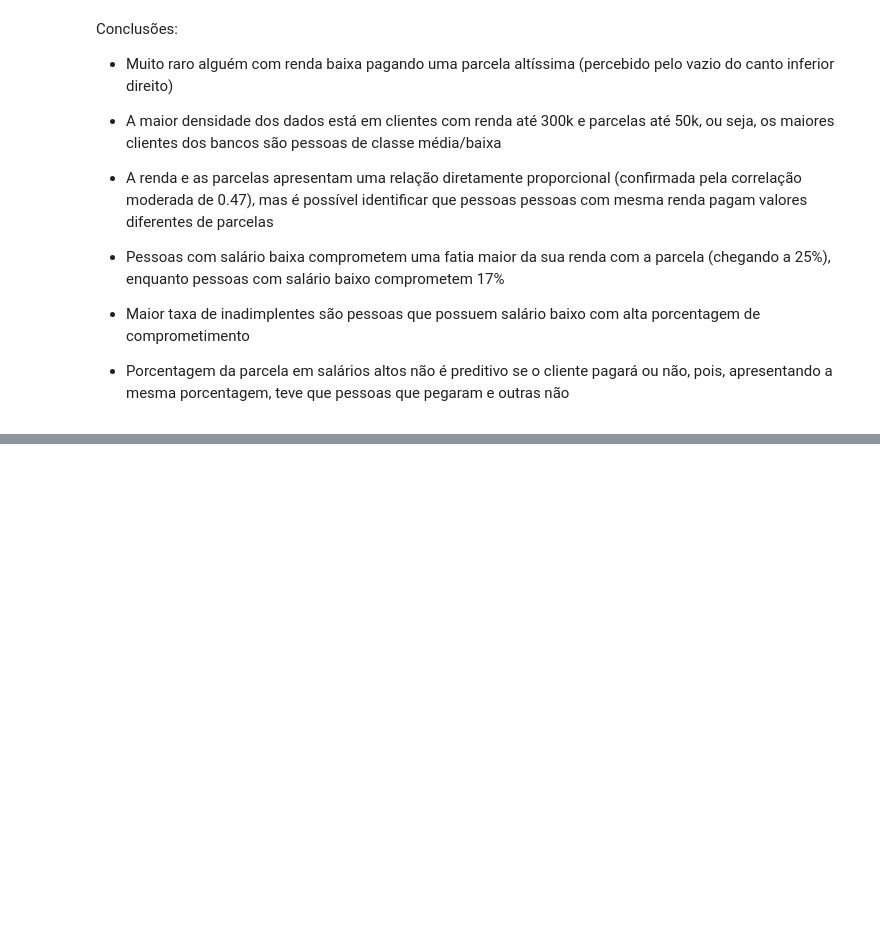
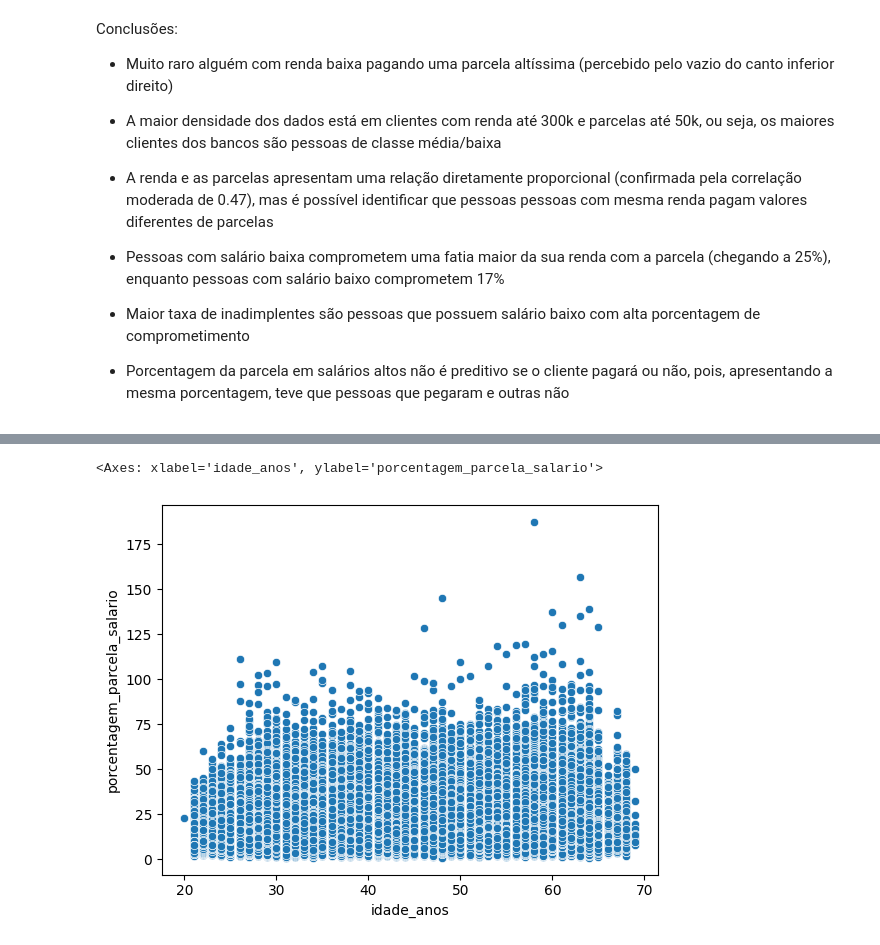
Before and after one commit to Pablo-Sant/project_credit_risk, a Jupyter notebook: notebooks/01-eda_application.ipynb, the cells around one changed output, grey strips where cells are left out. Drawn from its saved outputs; the diff is of its cells as text; code cells hidden in the pictures; blank space fills up the shorter version.

```diff
--- a/notebooks/01-eda_application.ipynb
+++ b/notebooks/01-eda_application.ipynb
@@ -1210,0 +765,11 @@ Conclusões:
+# %%
+df_renda_parcela = pd.DataFrame({
+    'renda':df_filtrado['AMT_INCOME_TOTAL'],
+    'valor_parcela':dataset['AMT_ANNUITY'],
+    'porcentagem_parcela_salario': parcela_salario(dataset['AMT_ANNUITY'], df_filtrado['AMT_INCOME_TOTAL']),
+    'lucro_cliente_emprestimo':lucro_cliente_empretimo(dataset['AMT_CREDIT'], dataset['AMT_GOODS_PRICE']),
+    'pegou_oq_precisava': df_renda_parcela['lucro_cliente_emprestimo'].apply(pegou_oq_precisava),
+    'idade_anos': (dataset['DAYS_BIRTH'] / -365).astype(int),
+    'target':dataset['TARGET']
+
+})
@@ -1210,0 +792,5 @@ Conclusões:
+# %%
+sns.scatterplot(data=df_renda_parcela, x='idade_anos', y='porcentagem_parcela_salario')
+# %% [output]
+<Axes: xlabel='idade_anos', ylabel='porcentagem_parcela_salario'>
+[figure, added]
```
Also changed, not shown: parts of 120 cells of this notebook.
